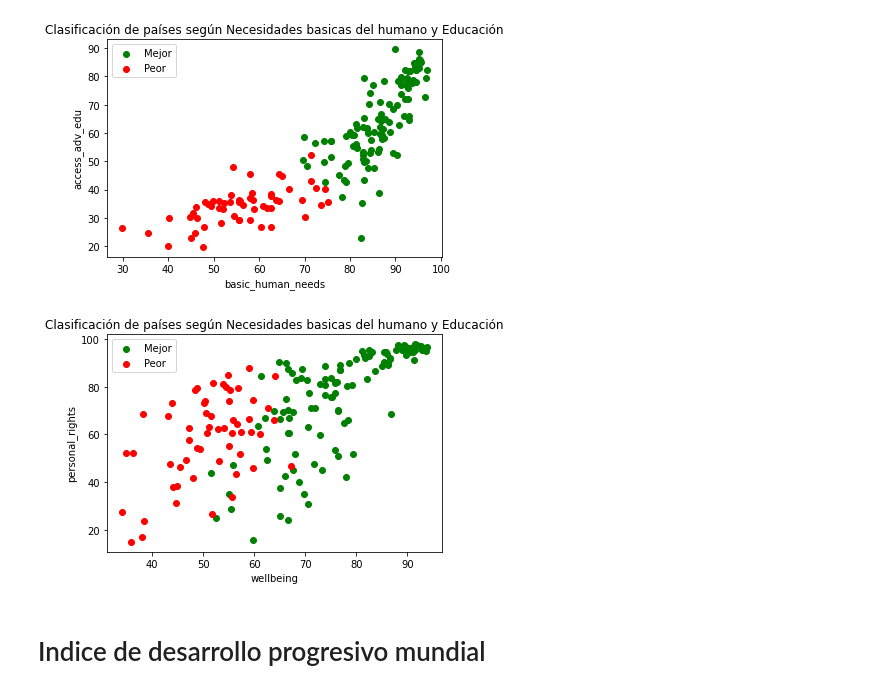
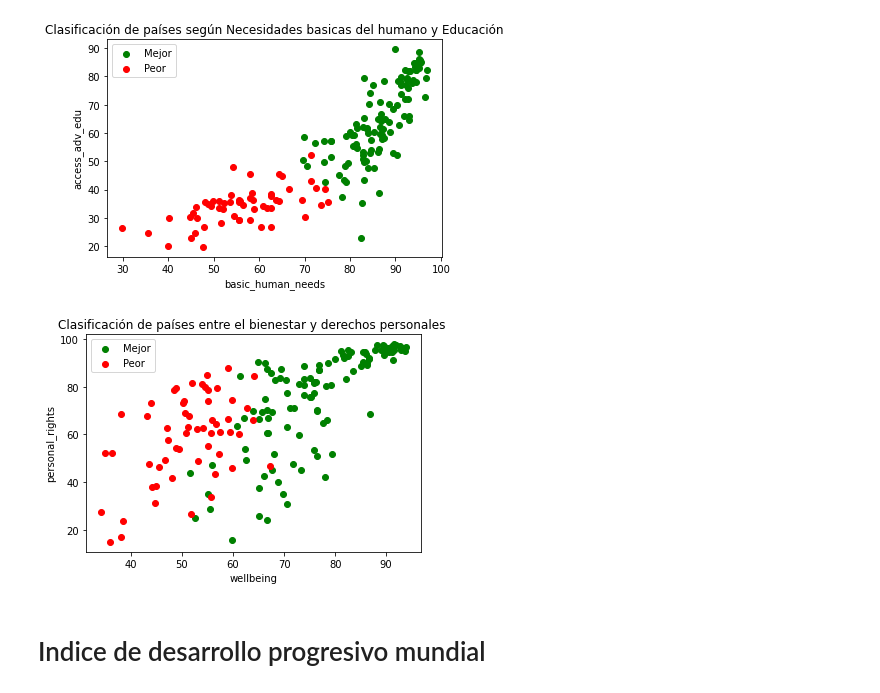
Before and after one commit to samirjhb/AprendizajeAutomatico, a Jupyter notebook: AprendizajeAutomatico.ipynb, the cells around one changed output. Cells and saved outputs as stored; diff of their text form; code cells hidden in the pictures.

```diff
--- a/AprendizajeAutomatico.ipynb
+++ b/AprendizajeAutomatico.ipynb
@@ -111,27 +111,27 @@ plt.show()
 # %%
 
 # Seleccionar los datos de los países clasificados como "mejor"
 data_mejor = data[data["Clasificacion"] == "Mejor"]
 
 # Seleccionar los datos de los países clasificados como "peor"
 data_peor = data[data["Clasificacion"] == "Peor"]
 
 # Crear un gráfico de dispersión
 plt.scatter(data_mejor["wellbeing"], data_mejor["personal_rights"], color="green", label="Mejor")
 plt.scatter(data_peor["wellbeing"], data_peor["personal_rights"], color="red", label="Peor")
 
 # Añadir etiquetas y títulos al gráfico
 plt.xlabel("wellbeing")
 plt.ylabel("personal_rights")
-plt.title("Clasificación de países según Necesidades basicas del humano y Educación")
+plt.title("Clasificación de países entre el bienestar y derechos personales ")
 
 # Añadir leyenda
 plt.legend()
 
 # Mostrar el gráfico
 plt.show()
 # %% [output]
-[figure, old version]
+[figure, new version]
 # %% [markdown]
 # Indice de desarrollo progresivo mundial
 # %%
```
